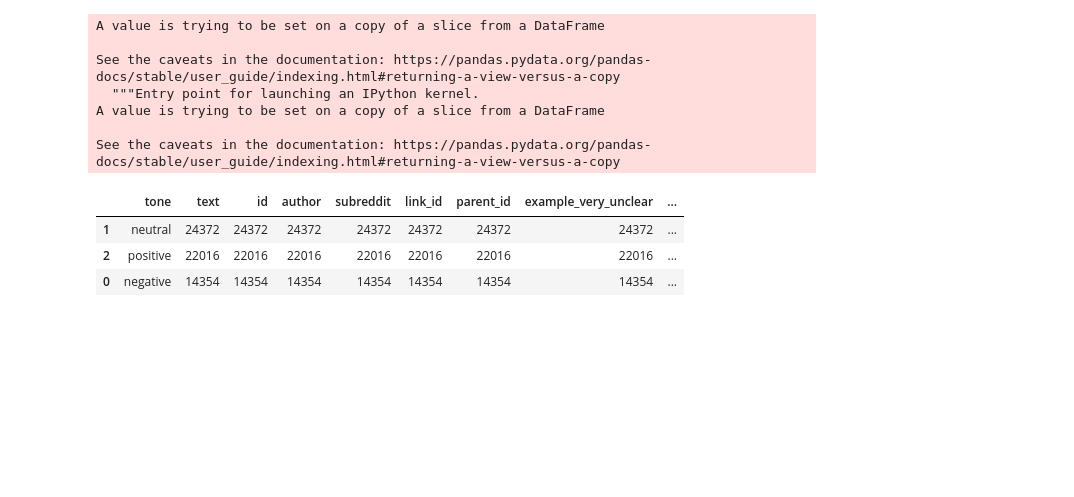
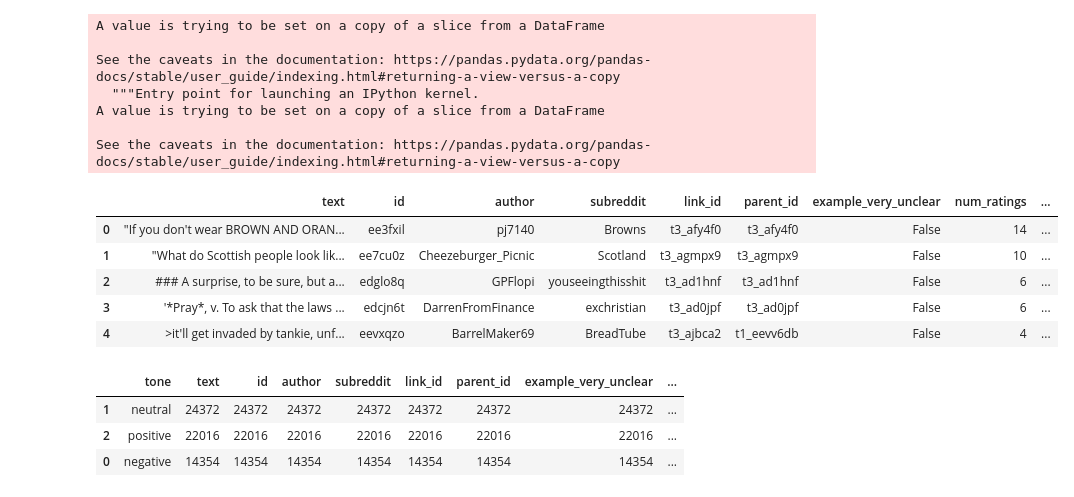
Before and after one commit to jamiewessels/Tone-Detection, a Jupyter notebook: data/EDA_group_by_emotions.ipynb, the cells around one changed output. Cells and saved outputs as stored; diff of their text form; code cells hidden in the pictures; blank space fills up the shorter version.

```diff
--- a/data/EDA_group_by_emotions.ipynb
+++ b/data/EDA_group_by_emotions.ipynb
@@ -191,4 +231,13 @@ See the caveats in the documentation: https://pandas.pydata.org/pandas-docs/stab
 A value is trying to be set on a copy of a slice from a DataFrame
 
 See the caveats in the documentation: https://pandas.pydata.org/pandas-docs/stable/user_guide/indexing.html#returning-a-view-versus-a-copy
+# %%
+df.head()
+# %% [output]
+|  | text | id | author | subreddit | link_id | parent_id | example_very_unclear | num_ratings | ... |
+| 0 | "If you don't wear BROWN AND ORAN... | ee3fxil | pj7140 | Browns | t3_afy4f0 | t3_afy4f0 | False | 14 | ... |
+| 1 | "What do Scottish people look lik... | ee7cu0z | Cheezeburger_Picnic | Scotland | t3_agmpx9 | t3_agmpx9 | False | 10 | ... |
+| 2 | ### A surprise, to be sure, but a... | edglo8q | GPFlopi | youseeingthisshit | t3_ad1hnf | t3_ad1hnf | False | 6 | ... |
+| 3 | '*Pray*, v. To ask that the laws ... | edcjn6t | DarrenFromFinance | exchristian | t3_ad0jpf | t3_ad0jpf | False | 6 | ... |
+| 4 | >it'll get invaded by tankie, unf... | eevxqzo | BarrelMaker69 | BreadTube | t3_ajbca2 | t1_eevv6db | False | 4 | ... |
 # %%
```
Also changed, not shown: parts of 9 cells of this notebook, 34 other files.
